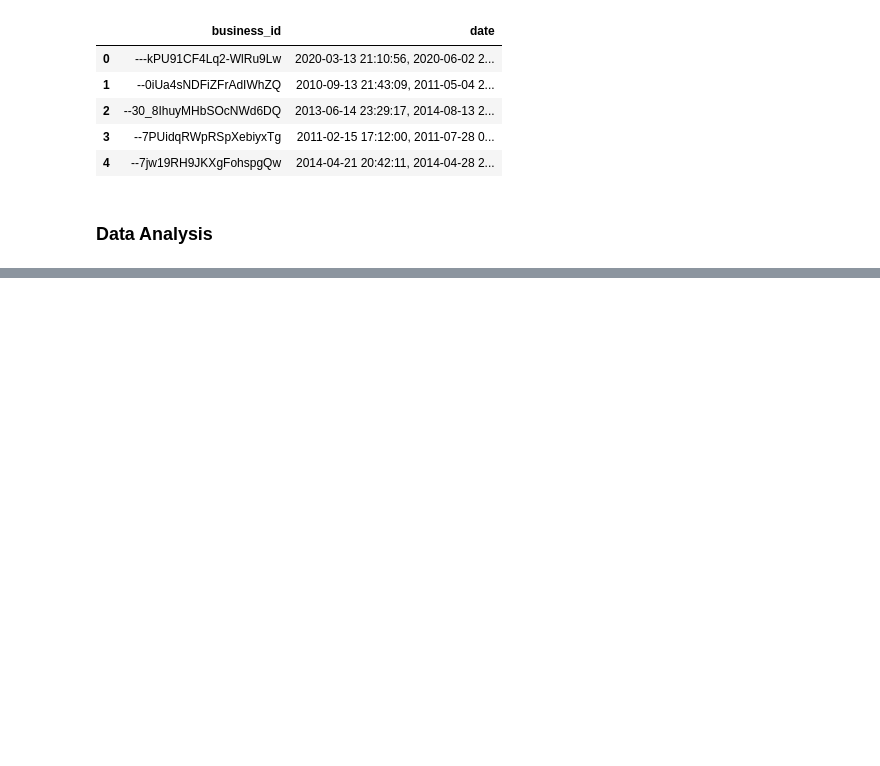
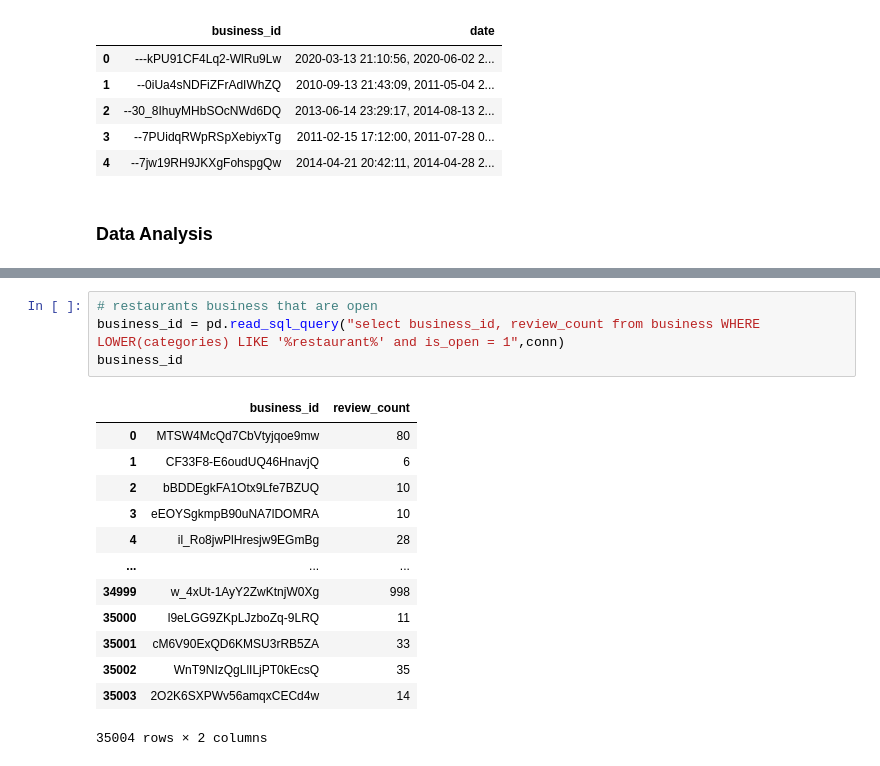
Before and after one commit to Engineer-purvesh18/Customer_Engagement, a Jupyter notebook: analysis.ipynb, the cells around one changed output, grey strips where cells are left out. Cells and saved outputs as stored; diff of their text form; blank space fills up the shorter version.

```diff
--- a/analysis.ipynb
+++ b/analysis.ipynb
@@ -73,0 +80,18 @@ for table in tables['name']:
+# %%
+# restaurants business that are open
+business_id = pd.read_sql_query("select business_id, review_count from business WHERE LOWER(categories) LIKE '%restaurant%' and is_open = 1",conn)
+business_id
+# %% [output]
+|  | business_id | review_count |
+| 0 | MTSW4McQd7CbVtyjqoe9mw | 80 |
+| 1 | CF33F8-E6oudUQ46HnavjQ | 6 |
+| 2 | bBDDEgkFA1Otx9Lfe7BZUQ | 10 |
+| 3 | eEOYSgkmpB90uNA7lDOMRA | 10 |
+| 4 | il_Ro8jwPlHresjw9EGmBg | 28 |
+| ... | ... | ... |
+| 34999 | w_4xUt-1AyY2ZwKtnjW0Xg | 998 |
+| 35000 | l9eLGG9ZKpLJzboZq-9LRQ | 11 |
+| 35001 | cM6V90ExQD6KMSU3rRB5ZA | 33 |
+| 35002 | WnT9NIzQgLlILjPT0kEcsQ | 35 |
+| 35003 | 2O2K6SXPWv56amqxCECd4w | 14 |
+35004 rows × 2 columns
```
Also changed, not shown: parts of 7 cells of this notebook.
